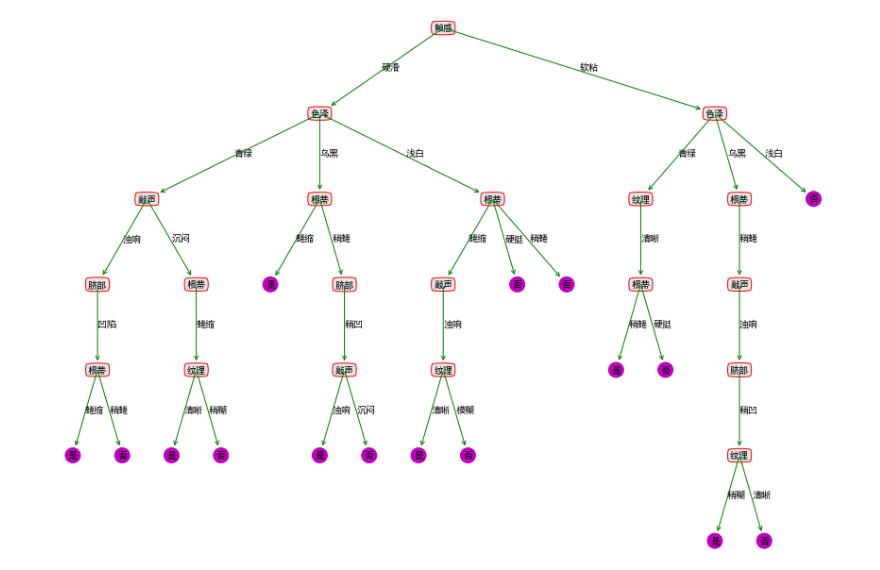
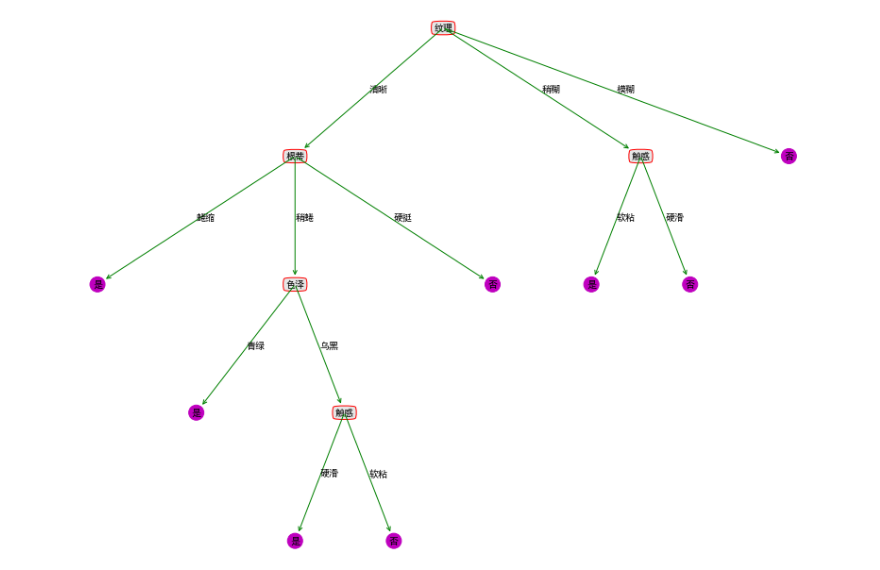
Before and after one commit to flowering888/decision_tree, a Jupyter notebook: decision_tree.ipynb, the cells around one changed output. Saved outputs shown, nothing was run; the diff lists cells and outputs as text; code cells hidden in the pictures.

```diff
--- a/decision_tree.ipynb
+++ b/decision_tree.ipynb
@@ -128,7 +128,6 @@ Aim:得到决策树的字典后，需要使用python来绘制对应的决策树f
 """
 
 import matplotlib.pyplot as plt
-
 #定义判断结点形状,其中boxstyle表示文本框类型,fc指的是注释框颜色的深度
 decisionNode = dict(boxstyle="round4", color='r', fc='0.9')
 #定义叶结点形状
@@ -249,7 +248,6 @@ def plotTree(tree_dict, parent_point, node_txt):
             plot_mid_text((plotTree.xOff,plotTree.yOff),center_point,str(key))
     #h绘制完所有子节点后，增加全局变量Y的偏移
     plotTree.yOff=plotTree.yOff+1.0/plotTree.totalD
-
     return
 
 def createPlot(tree_dict):
@@ -272,9 +270,11 @@ def createPlot(tree_dict):
     plotTree.yOff=1.0;
     plotTree(tree_dict, (0.5,1.0), '')
     plt.show()
-
-
-tree_dict = {'house?': {'hourse_no': {'working?': {'work_no': 'refuse', 'work_yes': 'agree'}}, 'hourse_yes': 'agree'}}
-createPlot(tree)
+# createPlot(tree)
-# %% [output]
-[figure, removed]
+# %%
+# ID3
+id3_tree = defaultdict()
+create_tree(data.drop(['编号'], axis=1).copy(), id3_tree)
+createPlot(id3_tree)
+# %% [output]
+[figure, added]
```
Also changed, not shown: parts of 7 cells of this notebook.
